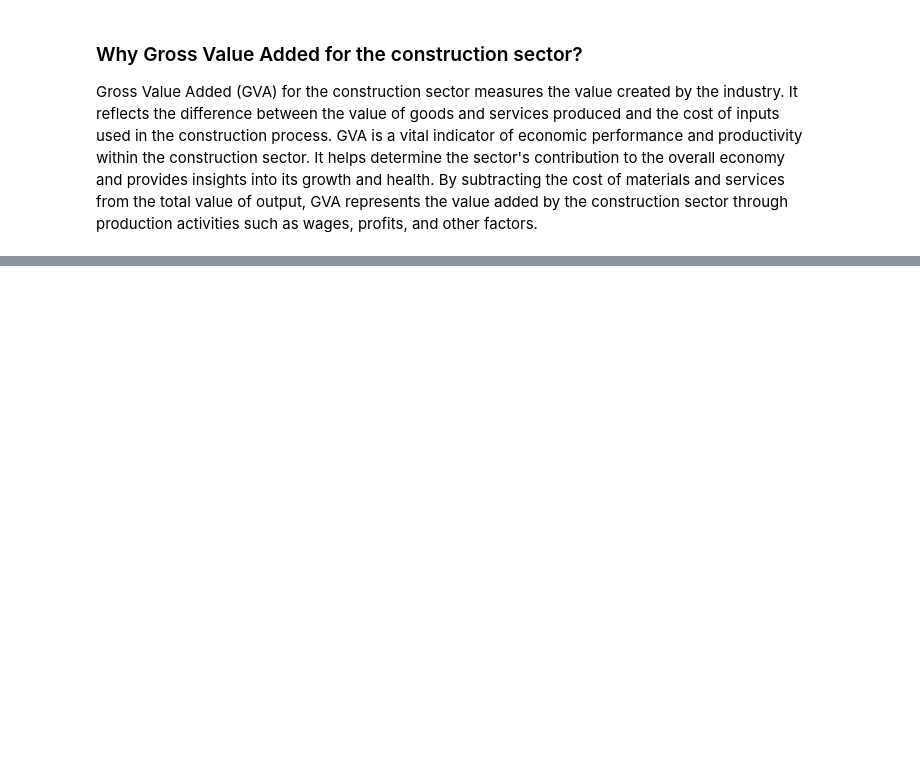
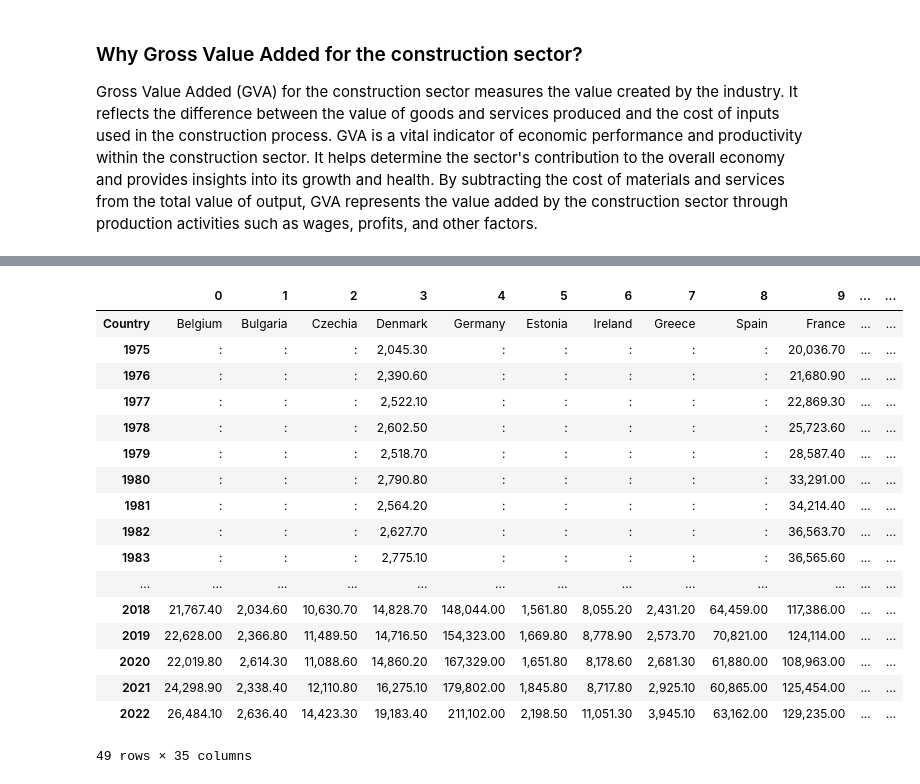
Before and after one commit to kgntmr/ASSIGNMENT-FOR-CONSTRUCTION-CO, a Jupyter notebook: ASSIGNMENT-2.ipynb, the cells around one changed output, grey strips where cells are left out. Cells and saved outputs as stored; diff of their text form; code cells hidden in the pictures; blank space fills up the shorter version.

```diff
--- a/ASSIGNMENT-2.ipynb
+++ b/ASSIGNMENT-2.ipynb
@@ -187,0 +1461,22 @@ fig.show()
+# %%
+eustat_T = eustat_original.T
+eustat_T.head(60)
+# %% [output]
+|  | 0 | 1 | 2 | 3 | 4 | 5 | 6 | 7 | 8 | 9 | ... | ... |
+| Country | Belgium | Bulgaria | Czechia | Denmark | Germany | Estonia | Ireland | Greece | Spain | France | ... | ... |
+| 1975 | : | : | : | 2,045.30 | : | : | : | : | : | 20,036.70 | ... | ... |
+| 1976 | : | : | : | 2,390.60 | : | : | : | : | : | 21,680.90 | ... | ... |
+| 1977 | : | : | : | 2,522.10 | : | : | : | : | : | 22,869.30 | ... | ... |
+| 1978 | : | : | : | 2,602.50 | : | : | : | : | : | 25,723.60 | ... | ... |
+| 1979 | : | : | : | 2,518.70 | : | : | : | : | : | 28,587.40 | ... | ... |
+| 1980 | : | : | : | 2,790.80 | : | : | : | : | : | 33,291.00 | ... | ... |
+| 1981 | : | : | : | 2,564.20 | : | : | : | : | : | 34,214.40 | ... | ... |
+| 1982 | : | : | : | 2,627.70 | : | : | : | : | : | 36,563.70 | ... | ... |
+| 1983 | : | : | : | 2,775.10 | : | : | : | : | : | 36,565.60 | ... | ... |
+| ... | ... | ... | ... | ... | ... | ... | ... | ... | ... | ... | ... | ... |
+| 2018 | 21,767.40 | 2,034.60 | 10,630.70 | 14,828.70 | 148,044.00 | 1,561.80 | 8,055.20 | 2,431.20 | 64,459.00 | 117,386.00 | ... | ... |
+| 2019 | 22,628.00 | 2,366.80 | 11,489.50 | 14,716.50 | 154,323.00 | 1,669.80 | 8,778.90 | 2,573.70 | 70,821.00 | 124,114.00 | ... | ... |
+| 2020 | 22,019.80 | 2,614.30 | 11,088.60 | 14,860.20 | 167,329.00 | 1,651.80 | 8,178.60 | 2,681.30 | 61,880.00 | 108,963.00 | ... | ... |
+| 2021 | 24,298.90 | 2,338.40 | 12,110.80 | 16,275.10 | 179,802.00 | 1,845.80 | 8,717.80 | 2,925.10 | 60,865.00 | 125,454.00 | ... | ... |
+| 2022 | 26,484.10 | 2,636.40 | 14,423.30 | 19,183.40 | 211,102.00 | 2,198.50 | 11,051.30 | 3,945.10 | 63,162.00 | 129,235.00 | ... | ... |
+49 rows × 35 columns
```
Also changed, not shown: parts of 176 cells of this notebook.
